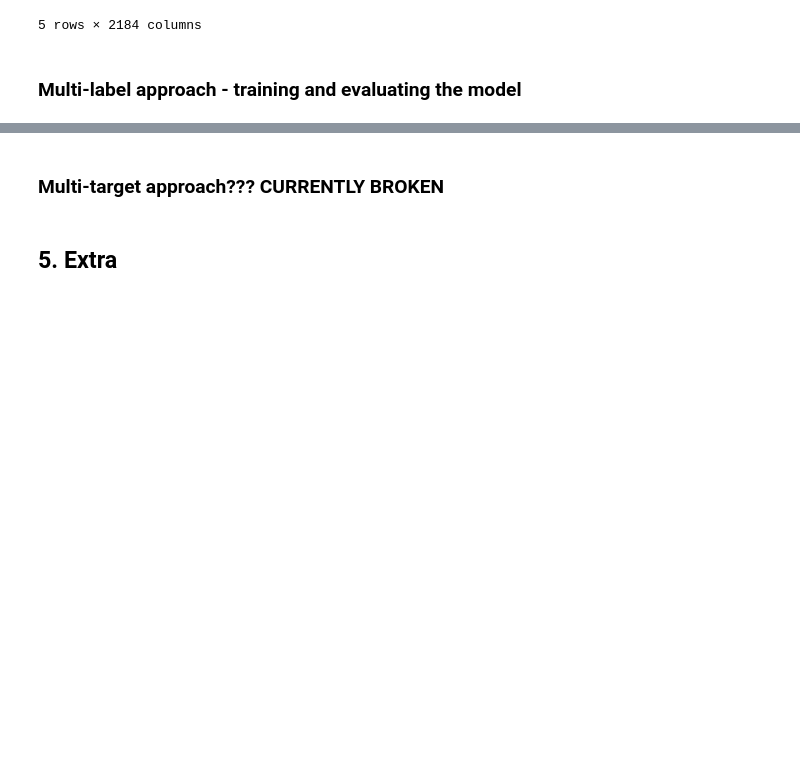
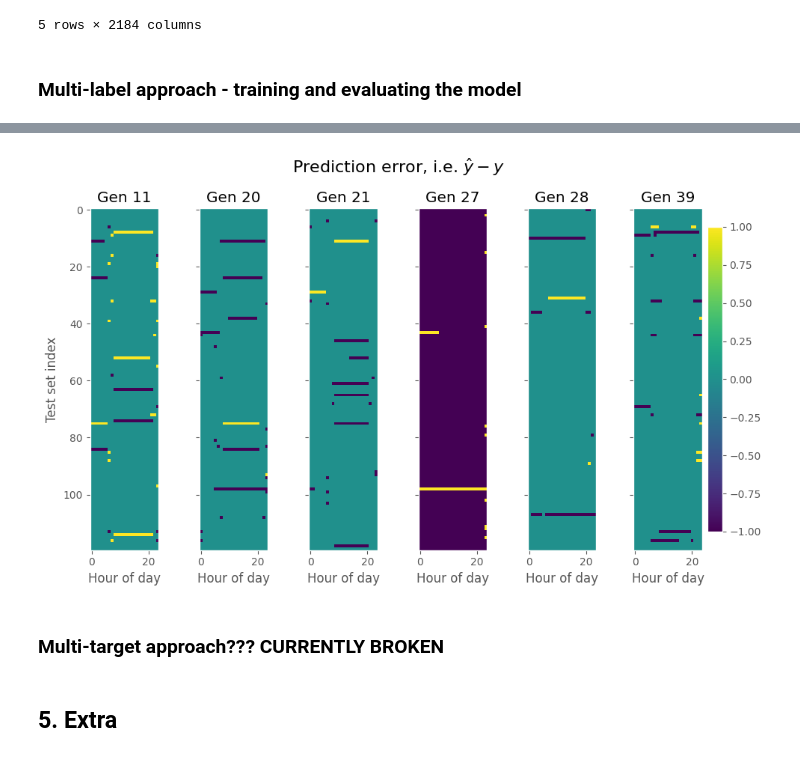
Before and after one commit to albertkjoller/ml-energy-systems, a Jupyter notebook: src/assignment3/notebooks/explainer_notebook.ipynb, the cells around one changed output, grey strips where cells are left out. Saved outputs shown, nothing was run; the diff lists cells and outputs as text; code cells hidden in the pictures; blank space fills up the shorter version.

```diff
--- a/src/assignment3/notebooks/explainer_notebook.ipynb
+++ b/src/assignment3/notebooks/explainer_notebook.ipynb
@@ -716,16 +727,18 @@ scores
 # %%
 fig, axs = plt.subplots(1, 6, sharex=True, sharey=True, figsize=(10, 6))
 for gen_idx, gen_ in enumerate(valid_gens):
-    im = axs[gen_idx].imshow((preds[gen_] - ytest[gen_]))
+    im = axs[gen_idx].imshow(preds[gen_] - ytest[gen_])
     axs[gen_idx].grid(None)
     axs[gen_idx].set_title(gen_)
     axs[gen_idx].set_xlabel('Hour of day')
 
 axs[0].set_ylabel('Test set index')
 plt.colorbar(im)
 fig.suptitle('Prediction error, i.e. $\hat{y} - y$', fontsize=16)
 plt.tight_layout()
 plt.show()
+# %% [output]
+[figure, added]
 # %% [markdown]
 ### Multi-target approach??? CURRENTLY BROKEN
 # %%
```
Also changed, not shown: parts of 4 cells of this notebook.
